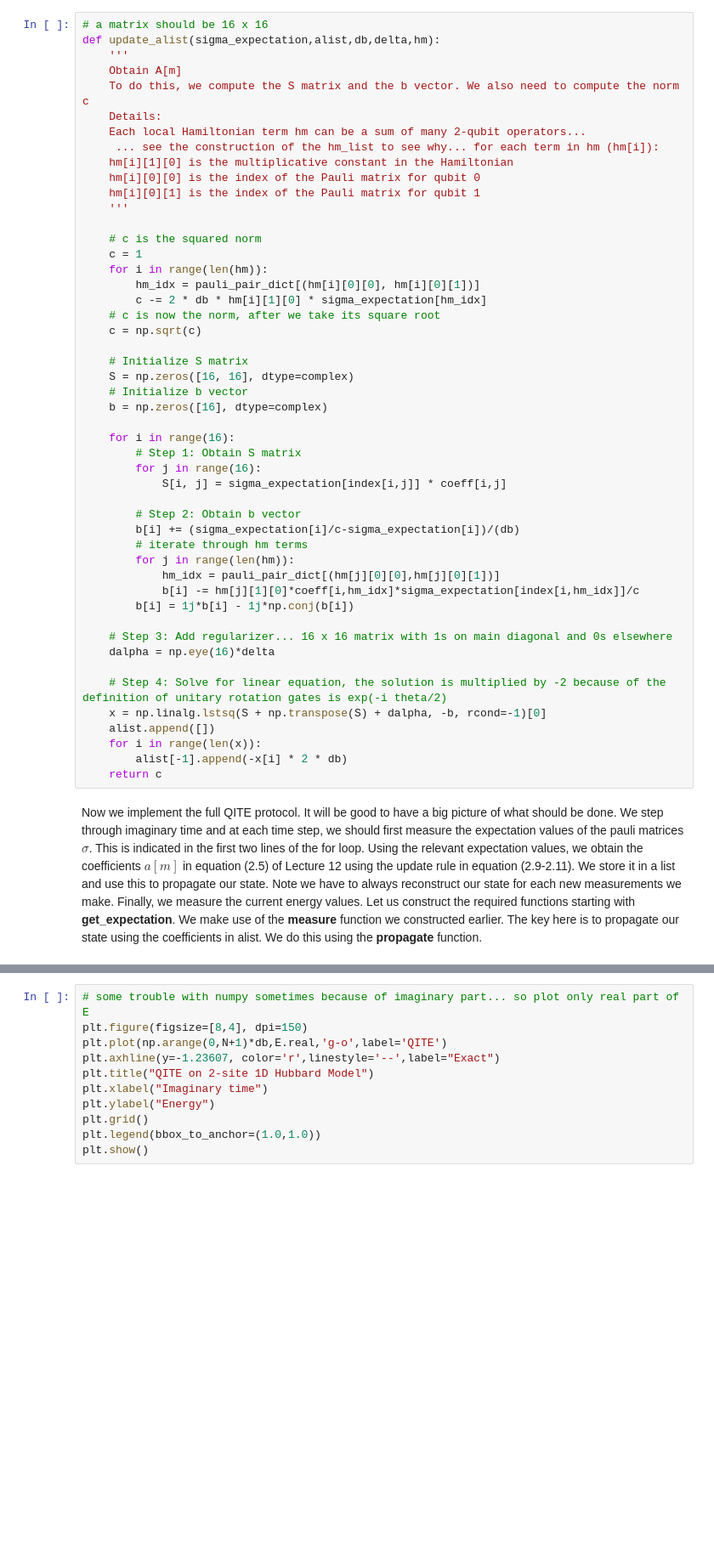
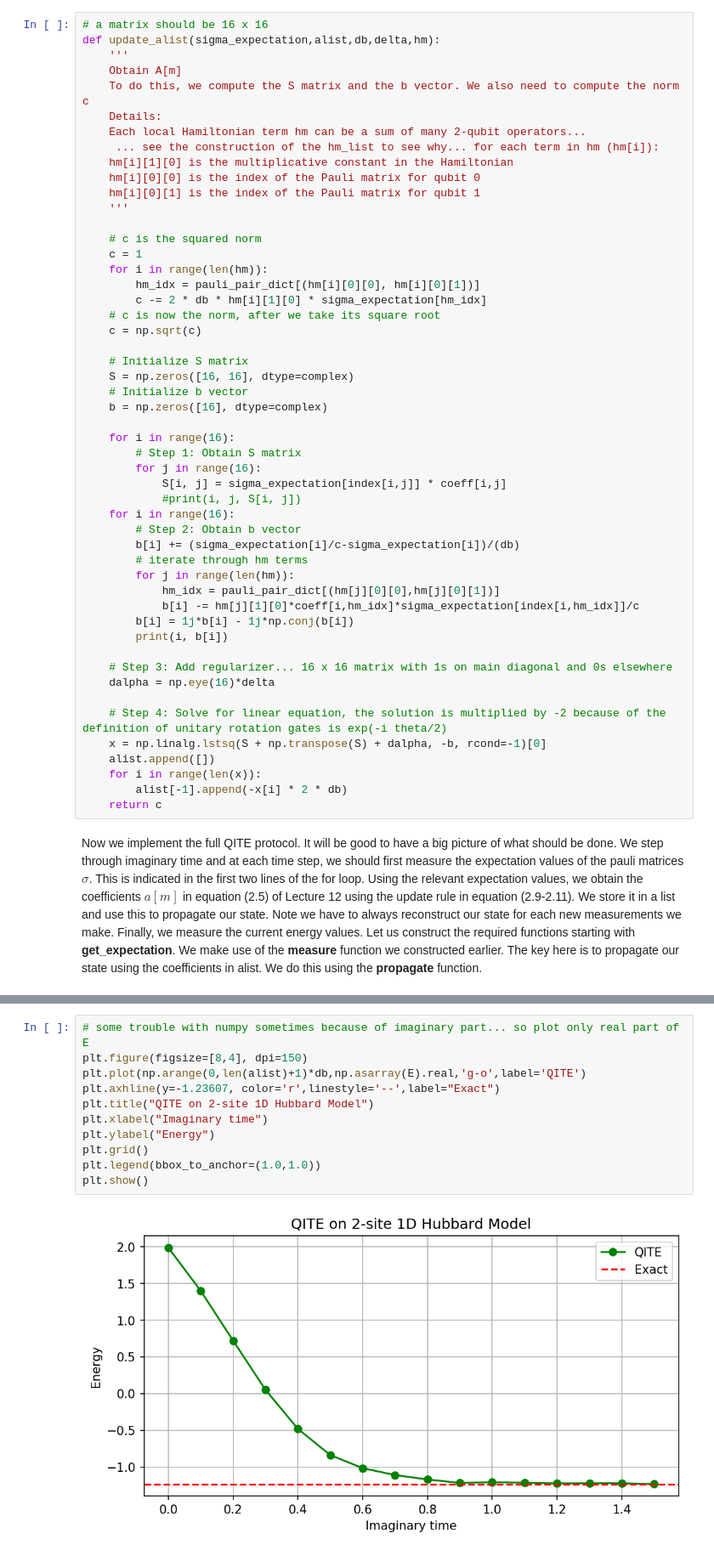
Before and after one commit to abao1999/QITE, a Jupyter notebook: notebooks/2_Site_Hubbard_QITE-v2.ipynb, the cells around one changed output, grey strips where cells are left out. Shown: that part at 85% size. Cells and saved outputs as stored; diff of their text form; blank space fills up the shorter version.

```diff
--- a/notebooks/2_Site_Hubbard_QITE-v2.ipynb
+++ b/notebooks/2_Site_Hubbard_QITE-v2.ipynb
@@ -330,7 +309,8 @@ def update_alist(sigma_expectation,alist,db,delta,hm):
         # Step 1: Obtain S matrix
         for j in range(16):
             S[i, j] = sigma_expectation[index[i,j]] * coeff[i,j]
-
+            #print(i, j, S[i, j])
+    for i in range(16):
         # Step 2: Obtain b vector
         b[i] += (sigma_expectation[i]/c-sigma_expectation[i])/(db)
         # iterate through hm terms
@@ -338,6 +318,7 @@ def update_alist(sigma_expectation,alist,db,delta,hm):
             hm_idx = pauli_pair_dict[(hm[j][0][0],hm[j][0][1])]
             b[i] -= hm[j][1][0]*coeff[i,hm_idx]*sigma_expectation[index[i,hm_idx]]/c
         b[i] = 1j*b[i] - 1j*np.conj(b[i])
+        print(i, b[i])
 
     # Step 3: Add regularizer... 16 x 16 matrix with 1s on main diagonal and 0s elsewhere
     dalpha = np.eye(16)*delta
@@ -493,14 +625,16 @@ KeyboardInterrupt:
 # %%
 # some trouble with numpy sometimes because of imaginary part... so plot only real part of E
 plt.figure(figsize=[8,4], dpi=150)
-plt.plot(np.arange(0,N+1)*db,E.real,'g-o',label='QITE')
+plt.plot(np.arange(0,len(alist)+1)*db,np.asarray(E).real,'g-o',label='QITE')
 plt.axhline(y=-1.23607, color='r',linestyle='--',label="Exact")
 plt.title("QITE on 2-site 1D Hubbard Model")
 plt.xlabel("Imaginary time")
 plt.ylabel("Energy")
 plt.grid()
 plt.legend(bbox_to_anchor=(1.0,1.0))
 plt.show()
+# %% [output]
+[figure, added]
 # %%
 def get_diff_between_lists(a,b):
     assert len(a) == len(b), print("go away")
```
Also changed, not shown: parts of 3 cells of this notebook, 1 other file.
